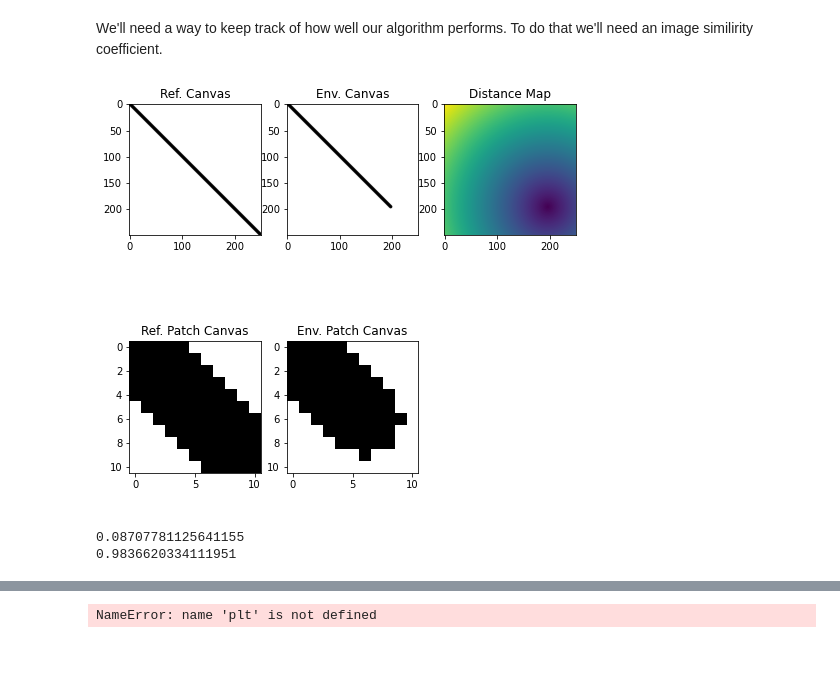
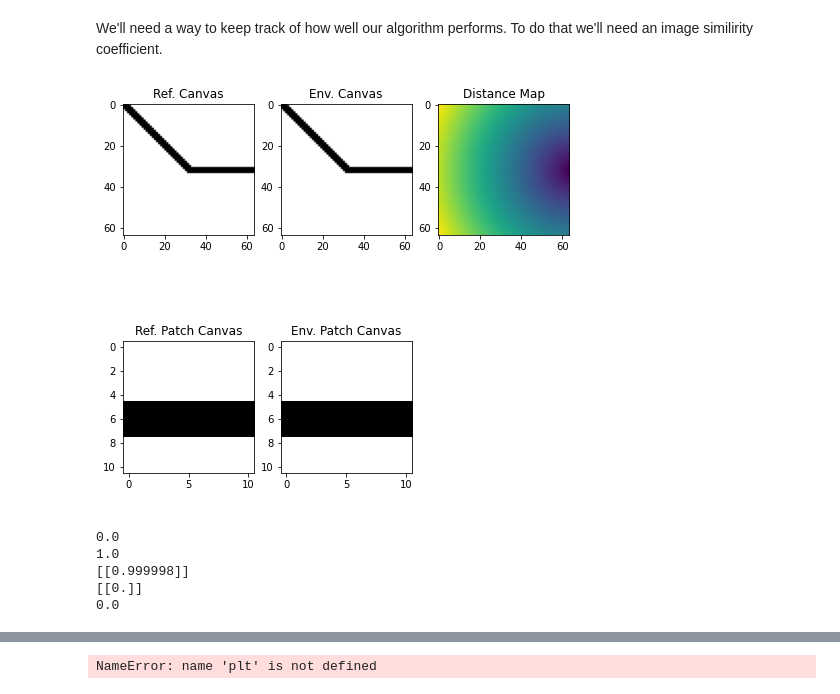
Before and after one commit to AlexStirban/RLPaint, a Jupyter notebook: Playground/RLPaint/image_sim.ipynb, the cells around one changed output, grey strips where cells are left out. Cells and saved outputs as stored; diff of their text form; code cells hidden in the pictures; blank space fills up the shorter version.

```diff
--- a/Playground/RLPaint/image_sim.ipynb
+++ b/Playground/RLPaint/image_sim.ipynb
@@ -14,28 +18,35 @@ from skimage.metrics import normalized_root_mse
 # %%
 # Ref canvas
-ref_canvas = np.full((250, 250, 3), 255, dtype=np.uint8)
-ref_canvas = cv2.line(ref_canvas, (0, 0), (250, 250), (0, 0, 0), 5)
+ref_canvas = np.full((64, 64, 3), 255, dtype=np.uint8)
+ref_canvas = cv2.line(ref_canvas, (0, 0), (32, 32), (0, 0, 0), 2)
+ref_canvas = cv2.line(ref_canvas, (32, 32), (64, 32), (0, 0, 0), 2)
 #ref_canvas = cv2.line(ref_canvas, (0, 125), (250, 125), (0, 0, 0), 5)
 
 # Sim func
-def rmse_sim(x, y):
-    return np.sum((x - y) ** 2) / x.size
+mse = lambda x, y: np.sum((x - y) ** 2)
+mse = lambda x, y: np.sum((x - y) ** 2)
 # %%
 # Init env
-env = DiscreteTelesketchEnv(ref_canvas, rmse_sim, 20, 5, render_mode="image", patch_size=(11, 11))
+env = DiscreteTelesketchEnv(ref_canvas, mse, 5, 2, render_mode="image", patch_size=(11, 11))
 
 # Reset and render
 env.reset([0, 0]);
 # %%
-x = env.step(1)
+x = env.step(0)
 env.render()
 
 ref = x[0]["ref"]
 cnv = x[0]["cnv"]
 
 print(normalized_root_mse(ref, cnv))
 print(ssim(ref, cnv, data_range=1))
+print(match_template(ref, cnv))
+print(cv2.matchTemplate(cnv, ref, cv2.TM_SQDIFF_NORMED))
+print(rmse(ref, cnv))
 # %% [output]
-[figure, old version]
+[figure, new version]
-0.08707781125641155
-0.9836620334111951
+0.0
+1.0
+[[0.999998]]
+[[0.]]
+0.0
```
Also changed, not shown: parts of 6 cells of this notebook, 7 other files.
